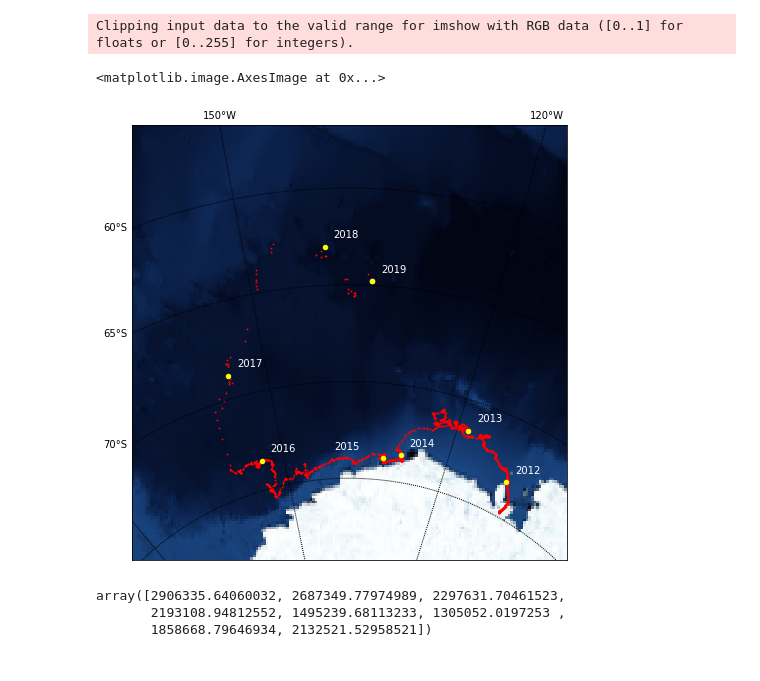
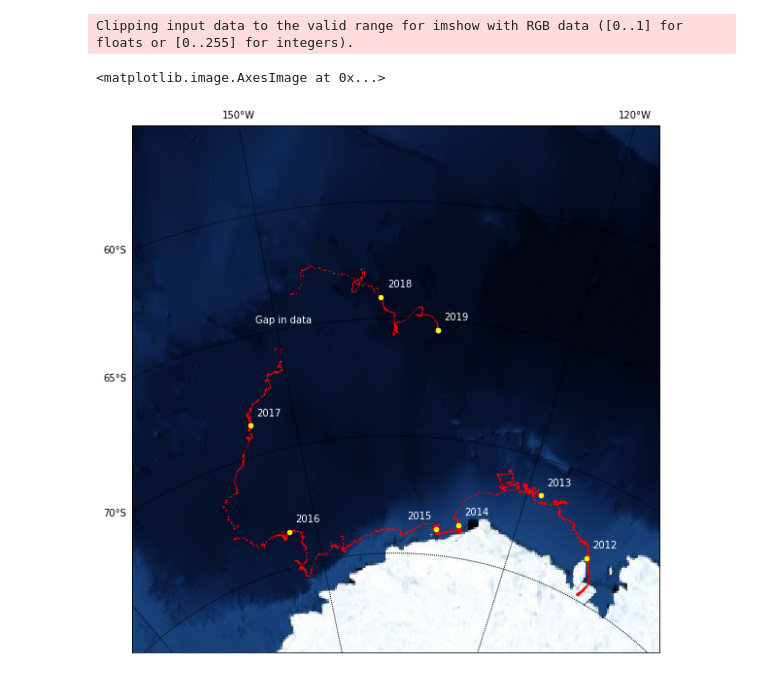
Before and after one commit to codeybear/Icebergs, a Jupyter notebook: B30 Track.ipynb, the cells around one changed output. Saved outputs shown, nothing was run; the diff lists cells and outputs as text; code cells hidden in the pictures.

```diff
--- a/B30 Track.ipynb
+++ b/B30 Track.ipynb
@@ -39,38 +40,35 @@ df_yearly
 # %%
-plt.figure(figsize=(8,8))
+plt.figure(figsize=(10,10))
 m = Basemap(projection='aeqd', resolution='l', lat_0=-68, lon_0=-138, width=2500000, height=2500000)
 m.drawmeridians(np.arange(0,360,30), labels=[False, False, True, False])
 m.drawparallels(np.arange(-90,90,5), labels=[True, False, False, False])
 
 lons = df['lon'].values
 lats = df['lat'].values
 x, y = m(lons, lats)
 
 # plot the daily positions
-m.scatter(x, y, 3, marker='.', color='r')
+m.scatter(x, y, 1, marker='.', color='r')
 m.scatter(x[-1], y[-1], 20, marker='o', color='white')
 
 # plot the yearly positions
 x, y = m(df_yearly['lon'].values, df_yearly['lat'].values)
 m.scatter(x, y, 20, marker='o', color='yellow')
 
 for index, row in df_yearly.iterrows():
     if row['year'] == 2015:
-        xpos = x[index] - 280000
+        xpos = x[index] - 140000
     else:
-        xpos = x[index] + 50000
+        xpos = x[index] + 30000
 
     ypos = y[index] + 50000
     plt.text(xpos, ypos, int(row['year']), fontdict={'color':  'white'})
 
-m.bluemarble(scale=0.5)
+x,y = m(-152, -64.5)
+plt.text(x, y, 'Gap in data', fontdict={'color':  'white'})
+
+m.bluemarble(scale=1)
 # %% [output]
 Clipping input data to the valid range for imshow with RGB data ([0..1] for floats or [0..255] for integers).
 <matplotlib.image.AxesImage at 0x...>
-[figure, old version]
+[figure, new version]
-# %%
-x
-# %% [output]
-array([2906335.64060032, 2687349.77974989, 2297631.70461523,
-       2193108.94812552, 1495239.68113233, 1305052.0197253 ,
-       1858668.79646934, 2132521.52958521])
```
Also changed, not shown: parts of 3 cells of this notebook, 4 other files.
